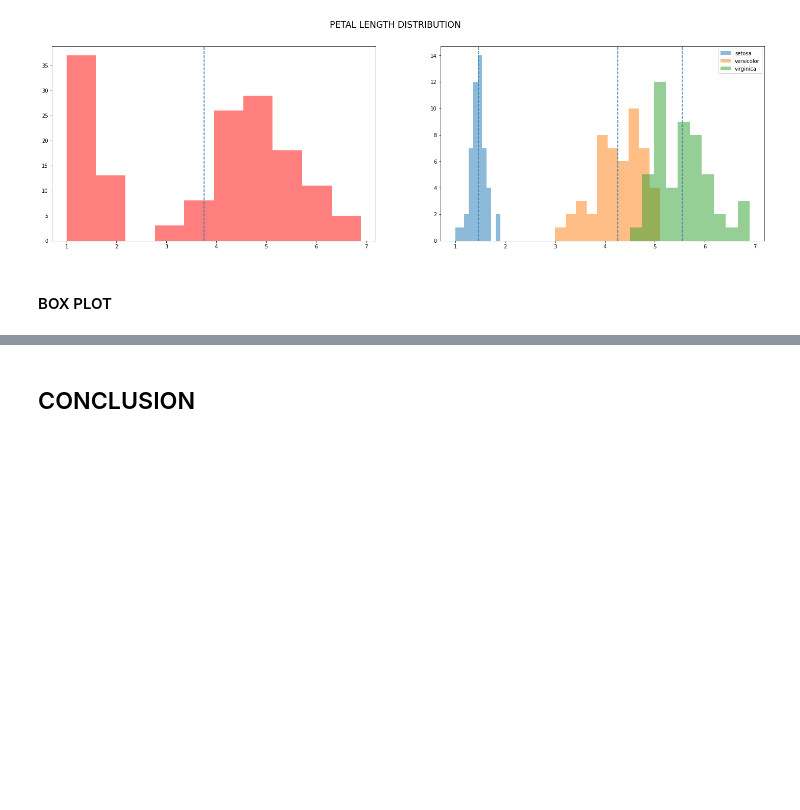
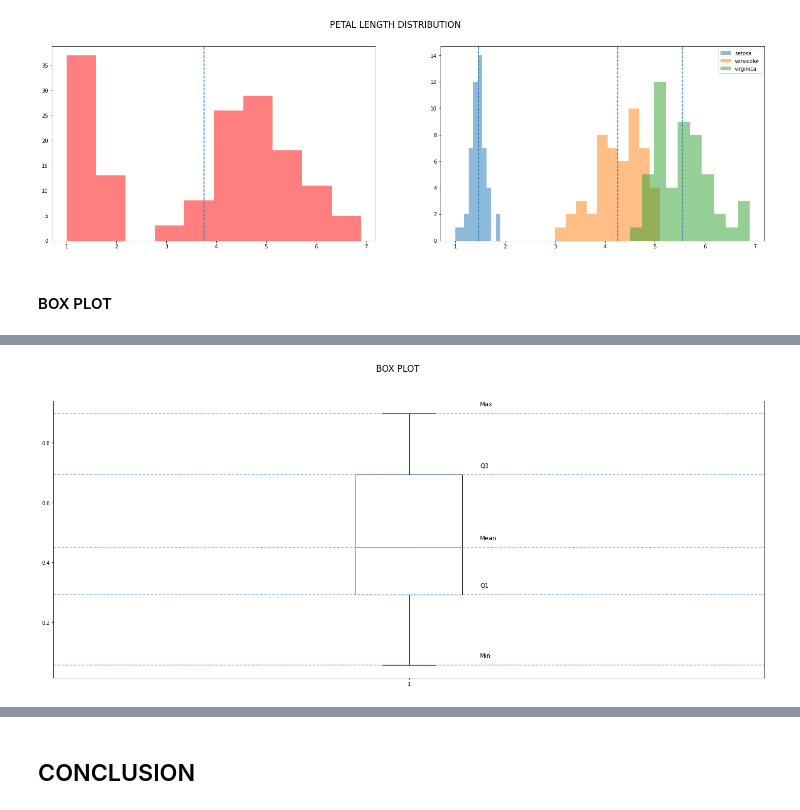
Before and after one commit to AnteDujic/Fundamentals-of-Data-Analysis, a Jupyter notebook: pyplot.ipynb, the cells around one changed output, grey strips where cells are left out. Saved outputs shown, nothing was run; the diff lists cells and outputs as text; code cells hidden in the pictures; blank space fills up the shorter version.

Commit message:
Boxplot update pyplot.ipynb

```diff
--- a/pyplot.ipynb
+++ b/pyplot.ipynb
@@ -518,0 +556,27 @@ axs[1].legend()
+# %%
+x = rng.random(10)
+median = np.median(x)
+min = x.min()
+max = x.max()
+q1 = np.percentile (x, 25)
+q3 = np.percentile (x, 75)
+
+fig, axs = plt.subplots(figsize = (25,10))
+fig.suptitle ("BOX PLOT", size = "xx-large")
+plt.boxplot(x, vert = True)
+
+plt.text (x = 1.1, y = median, s = "Mean\n", fontsize = 12)
+plt.axhline (median, ls = "--", alpha = 0.5)
+plt.text (x = 1.1, y = min, s = "Min\n", fontsize = 12)
+plt.axhline (min, ls = "--", alpha = 0.5)
+plt.text (x = 1.1, y = max, s = "Max\n", fontsize = 12)
+plt.axhline (max, ls = "--", alpha = 0.5)
+plt.text (x = 1.1, y = q1, s = "Q1\n", fontsize = 12)
+plt.axhline (q1, ls = "--", alpha = 0.5)
+plt.text (x = 1.1, y = q3, s = "Q3\n", fontsize = 12)
+plt.axhline (q3, ls = "--", alpha = 0.5)
+
+
+plt.show()
+# %% [output]
+[figure, added]
```
Also changed, not shown: parts of 23 cells of this notebook.
